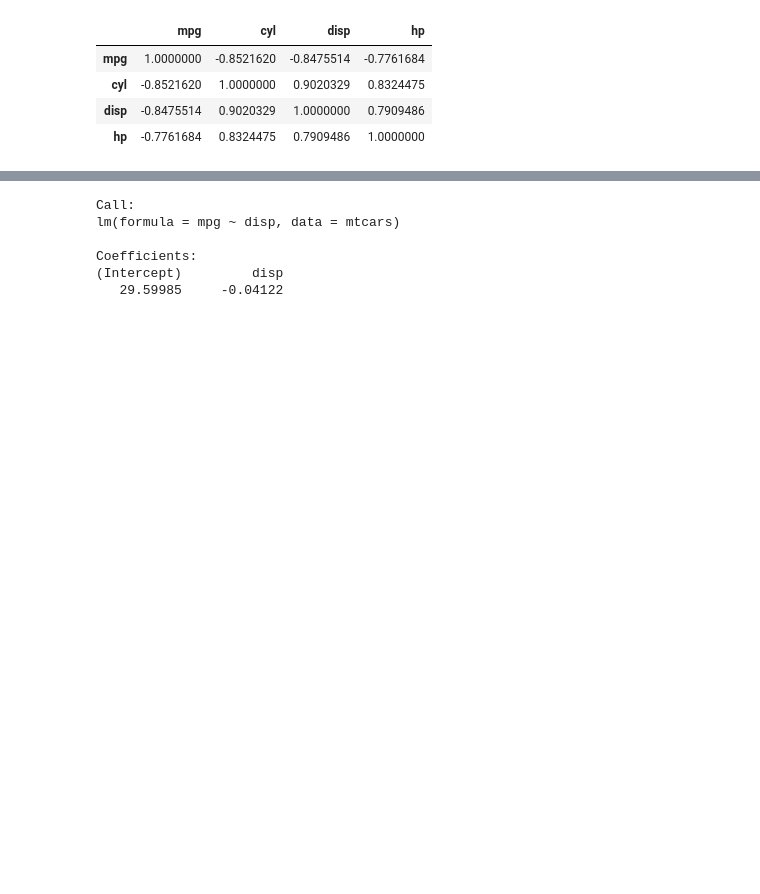
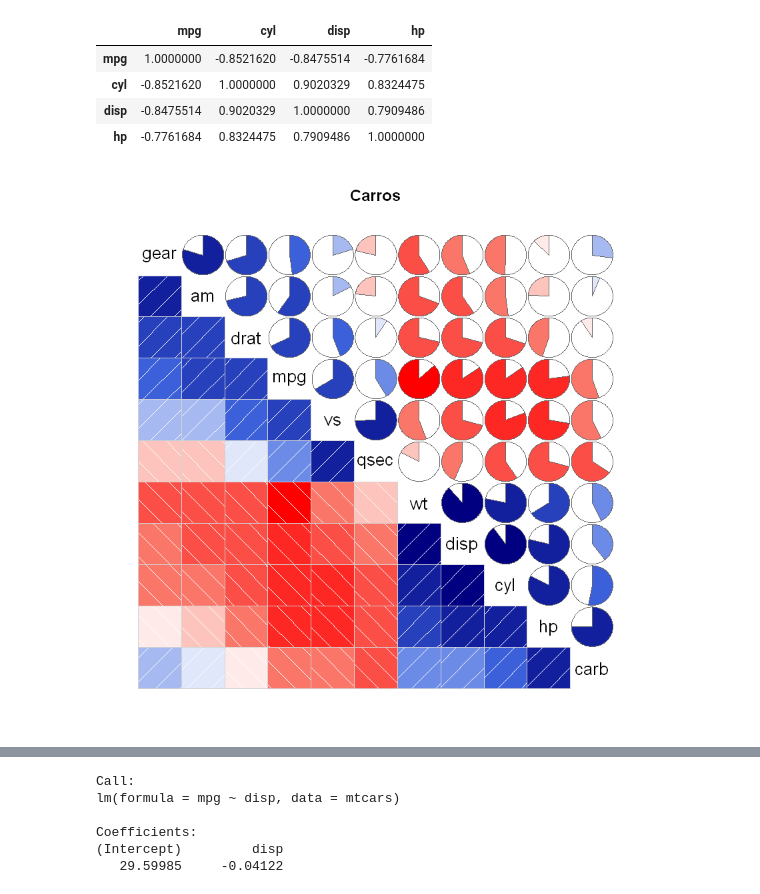
Before and after one commit to emariot/Estatistica_com_R_e_Python, a Jupyter notebook: R/Regressão Linear Múltipla.ipynb, the cells around one changed output, grey strips where cells are left out. Saved outputs shown, nothing was run; the diff lists cells and outputs as text; code cells hidden in the pictures; blank space fills up the shorter version.

```diff
--- a/R/Regressão Linear Múltipla.ipynb
+++ b/R/Regressão Linear Múltipla.ipynb
@@ -64,3 +64,9 @@ cor(mtcars[1:4])
 | cyl | -0.8521620 | 1.0000000 | 0.9020329 | 0.8324475 |
 | disp | -0.8475514 | 0.9020329 | 1.0000000 | 0.7909486 |
 | hp | -0.7761684 | 0.8324475 | 0.7909486 | 1.0000000 |
+# %%
+library(corrgram)
+corrgram(mtcars[1:11],order=TRUE, lower.panel=panel.shade, upper.panel=panel.pie,
+        text.panel=panel.txt, main="Carros")
+# %% [output]
+[figure, added]
```
Also changed, not shown: parts of 2 cells of this notebook, 1 other file.
